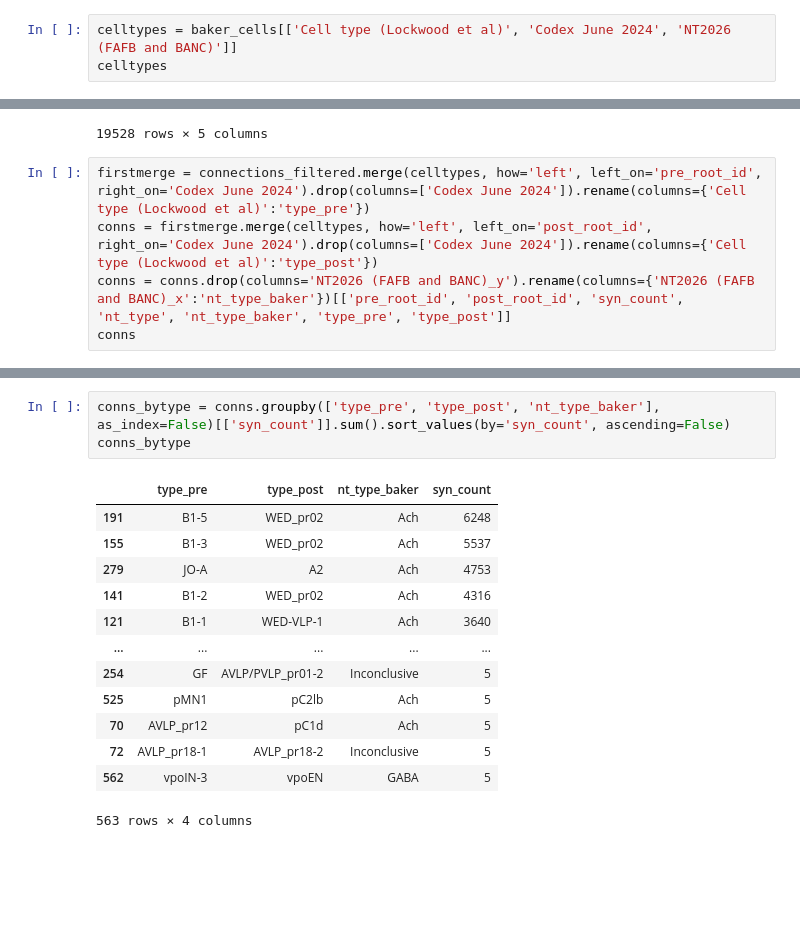
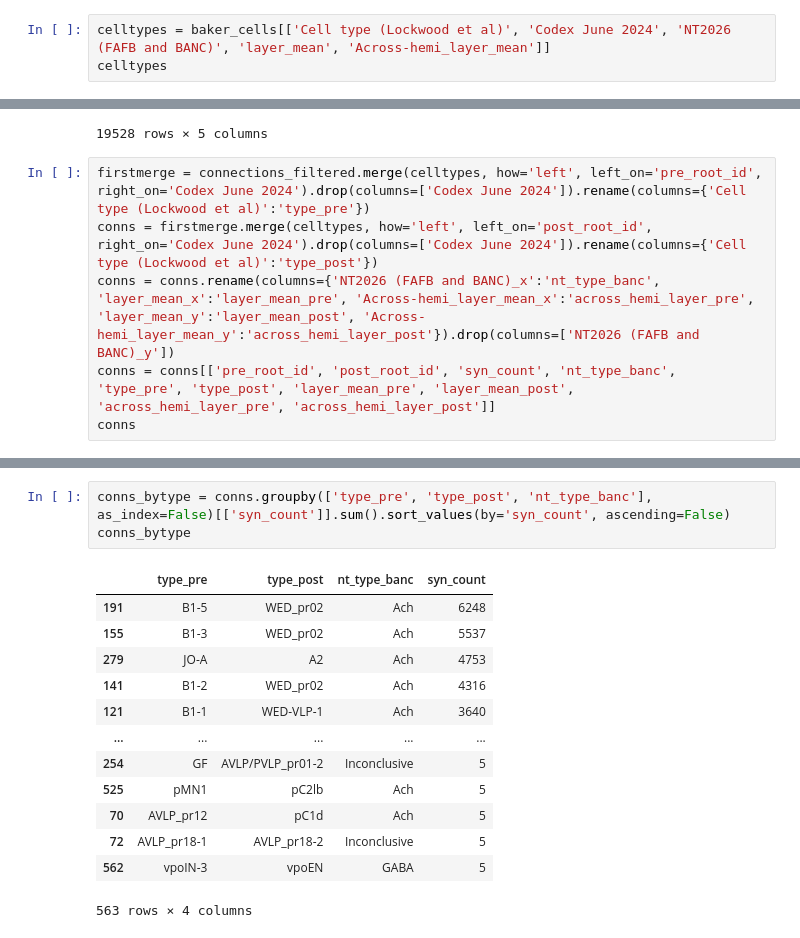
Before and after one commit to grace-cai08/sp25, a Jupyter notebook: wiringdgrm.ipynb, the cells around one changed output, grey strips where cells are left out. Saved outputs shown, nothing was run; the diff lists cells and outputs as text; blank space fills up the shorter version.

```diff
--- a/wiringdgrm.ipynb
+++ b/wiringdgrm.ipynb
@@ -35,6 +35,6 @@ baker_cells
 | 905 | JO-B_L166 | JO-B | NaN | 720575940614805983 | NaN | ... |
 906 rows × 8 columns
 # %%
-celltypes = baker_cells[['Cell type (Lockwood et al)', 'Codex June 2024', 'NT2026 (FAFB and BANC)']]
+celltypes = baker_cells[['Cell type (Lockwood et al)', 'Codex June 2024', 'NT2026 (FAFB and BANC)', 'layer_mean', 'Across-hemi_layer_mean']]
 celltypes
 # %% [output]
@@ -72,6 +72,7 @@ connections_filtered
 # %%
 firstmerge = connections_filtered.merge(celltypes, how='left', left_on='pre_root_id', right_on='Codex June 2024').drop(columns=['Codex June 2024']).rename(columns={'Cell type (Lockwood et al)':'type_pre'})
 conns = firstmerge.merge(celltypes, how='left', left_on='post_root_id', right_on='Codex June 2024').drop(columns=['Codex June 2024']).rename(columns={'Cell type (Lockwood et al)':'type_post'})
-conns = conns.drop(columns='NT2026 (FAFB and BANC)_y').rename(columns={'NT2026 (FAFB and BANC)_x':'nt_type_baker'})[['pre_root_id', 'post_root_id', 'syn_count', 'nt_type', 'nt_type_baker', 'type_pre', 'type_post']]
+conns = conns.rename(columns={'NT2026 (FAFB and BANC)_x':'nt_type_banc', 'layer_mean_x':'layer_mean_pre', 'Across-hemi_layer_mean_x':'across_hemi_layer_pre', 'layer_mean_y':'layer_mean_post', 'Across-hemi_layer_mean_y':'across_hemi_layer_post'}).drop(columns=['NT2026 (FAFB and BANC)_y'])
+conns = conns[['pre_root_id', 'post_root_id', 'syn_count', 'nt_type_banc', 'type_pre', 'type_post', 'layer_mean_pre', 'layer_mean_post', 'across_hemi_layer_pre', 'across_hemi_layer_post']]
 conns
 # %% [output]
@@ -91,8 +92,8 @@ conns
 # %%
-conns_bytype = conns.groupby(['type_pre', 'type_post', 'nt_type_baker'], as_index=False)[['syn_count']].sum().sort_values(by='syn_count', ascending=False)
+conns_bytype = conns.groupby(['type_pre', 'type_post', 'nt_type_banc'], as_index=False)[['syn_count']].sum().sort_values(by='syn_count', ascending=False)
 conns_bytype
 # %% [output]
-|  | type_pre | type_post | nt_type_baker | syn_count |
+|  | type_pre | type_post | nt_type_banc | syn_count |
 | 191 | B1-5 | WED_pr02 | Ach | 6248 |
 | 155 | B1-3 | WED_pr02 | Ach | 5537 |
 | 279 | JO-A | A2 | Ach | 4753 |
```
Also changed, not shown: parts of 6 cells of this notebook, 3 other files.
